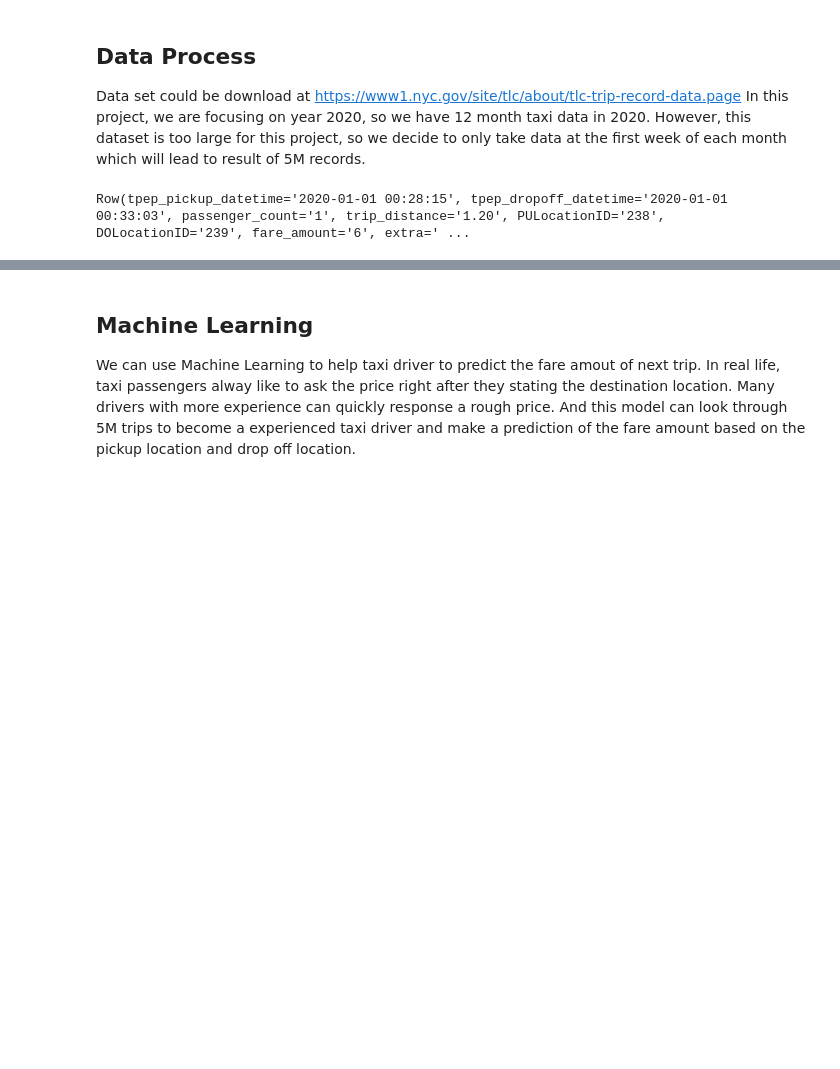
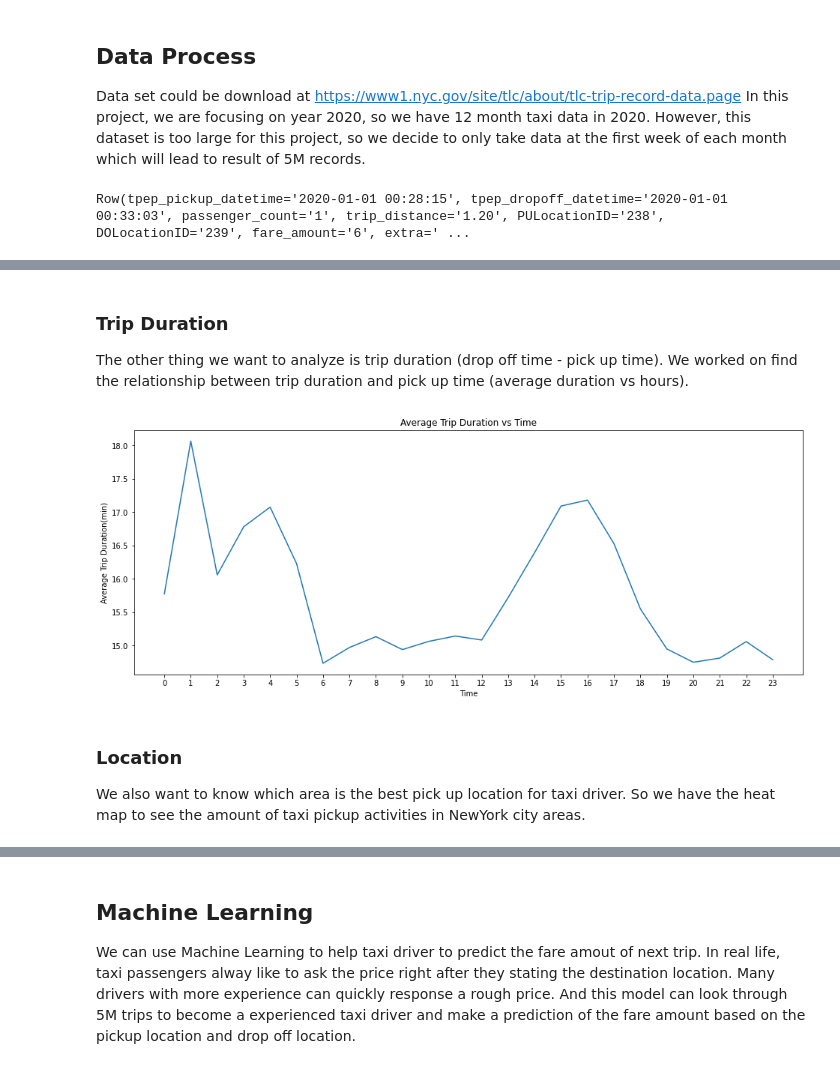
Before and after one commit to heweiron/taxi_trip_report, a Jupyter notebook: taxi_data_report.ipynb, the cells around one changed output, grey strips where cells are left out. Drawn from its saved outputs; the diff is of its cells as text; code cells hidden in the pictures; blank space fills up the shorter version.

Commit message:
trip_duration vs time

```diff
--- a/taxi_data_report.ipynb
+++ b/taxi_data_report.ipynb
@@ -158,0 +148,31 @@ For taxi drivers, of course the most important thing is money. We want to know t
+# %% [markdown]
+### Trip Duration
+The other thing we want to analyze is trip duration (drop off time - pick up time). We worked on find the relationship between trip duration and pick up time (average duration vs hours).
+# %%
+taxi_record.select(F.col('tpep_dropoff_datetime'))
+recordWithDuration = taxi_record.withColumn('tpep_pickup_datetime', F.to_timestamp(F.col('tpep_pickup_datetime')))\
+  .withColumn('tpep_dropoff_datetime', F.to_timestamp(F.col('tpep_dropoff_datetime')))\
+  .withColumn('trip_duration',
+              F.col("tpep_dropoff_datetime").cast("long") - F.col('tpep_pickup_datetime').cast("long"))
+recordWithDuration = recordWithDuration.select(F.hour('tpep_pickup_datetime').alias('pickup_hour'),
+                                               F.col('trip_distance'),
+                                               F.col('trip_duration'))
+df_tripDurationVSPickupTime = (recordWithDuration.groupby('pickup_hour')
+                               .avg('trip_duration')
+                               .sort(F.col('pickup_hour'))
+                               .toPandas())
+# %%
+trip_durations = np.array(df_tripDurationVSPickupTime['avg(trip_duration)'])/60
+hours = np.array(df_tripDurationVSPickupTime['pickup_hour'])
+plt.figure(figsize=(16,6))
+plt.plot(hours, trip_durations)
+plt.xticks(range(0, 24))
+plt.xlabel("Time")
+plt.ylabel("Average Trip Duration(min)")
+plt.title("Average Trip Duration vs Time")
+plt.show()
+# %% [output]
+[figure, added]
+# %% [markdown]
+### Location
+We also want to know which area is the best pick up location for taxi driver. So we have the heat map to see the amount of taxi pickup activities in NewYork city areas.
```
Also changed, not shown: parts of 21 cells of this notebook.
